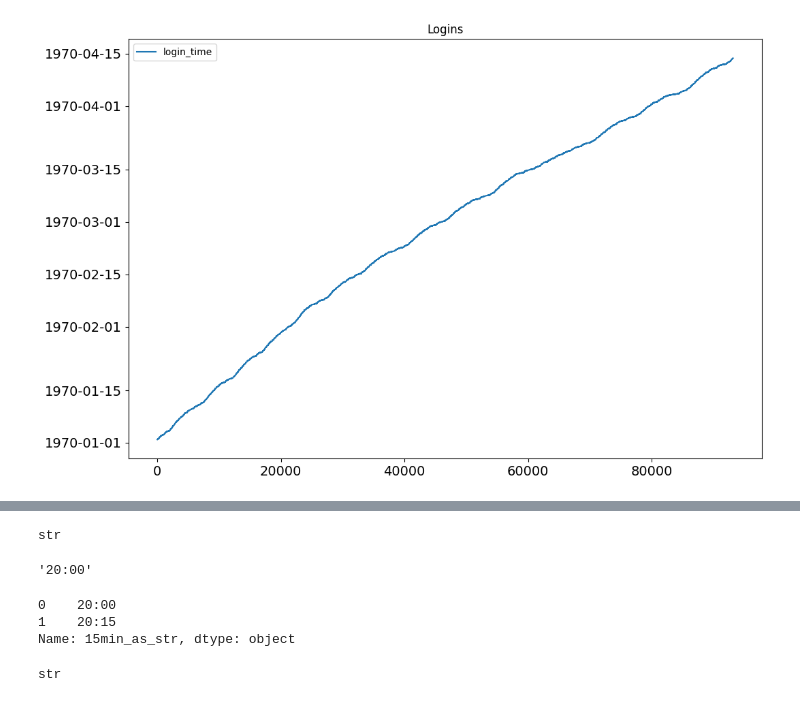
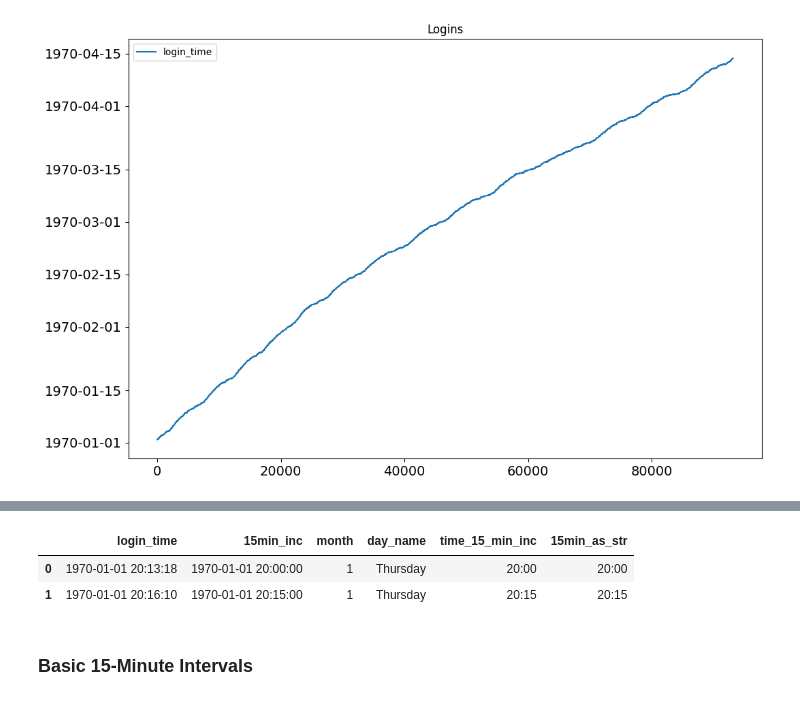
Before and after one commit to blue-santa/sprinboard-data-science-2026, a Jupyter notebook: 25-effective-interviewing/02-take-home-challenges/ultimate_challenge/Bryan_Beus_Ultimate_Take_Home_Challenge.ipynb, the cells around one changed output, grey strips where cells are left out. Saved outputs shown, nothing was run; the diff lists cells and outputs as text; code cells hidden in the pictures.

```diff
--- a/25-effective-interviewing/02-take-home-challenges/ultimate_challenge/Bryan_Beus_Ultimate_Take_Home_Challenge.ipynb
+++ b/25-effective-interviewing/02-take-home-challenges/ultimate_challenge/Bryan_Beus_Ultimate_Take_Home_Challenge.ipynb
@@ -101,8 +72,0 @@ pandas.core.series.Series
-# %%
-type(df['time_15_min_inc'].iloc[0].strftime("%H:%M"))
-# %% [output]
-str
-# %%
-df['time_15_min_inc'].iloc[0].strftime("%H:%M")
-# %% [output]
-'20:00'
@@ -111,12 +73,10 @@ df['15min_as_str'] = df['time_15_min_inc'].apply(lambda x: x.strftime('%H:%M'))
-# %%
-df['15min_as_str'].head(2)
-# %% [output]
-0    20:00
-1    20:15
-Name: 15min_as_str, dtype: object
-# %%
-type(df['15min_as_str'].iloc[0])
-# %% [output]
-str
+# %%
+df.head(2)
+# %% [output]
+|  | login_time | 15min_inc | month | day_name | time_15_min_inc | 15min_as_str |
+| 0 | 1970-01-01 20:13:18 | 1970-01-01 20:00:00 | 1 | Thursday | 20:00 | 20:00 |
+| 1 | 1970-01-01 20:16:10 | 1970-01-01 20:15:00 | 1 | Thursday | 20:15 | 20:15 |
+# %% [markdown]
+### Basic 15-Minute Intervals
 # %%
 counts_15min = df['15min_as_str'].value_counts().sort_index()
```
Also changed, not shown: parts of 19 cells of this notebook.
